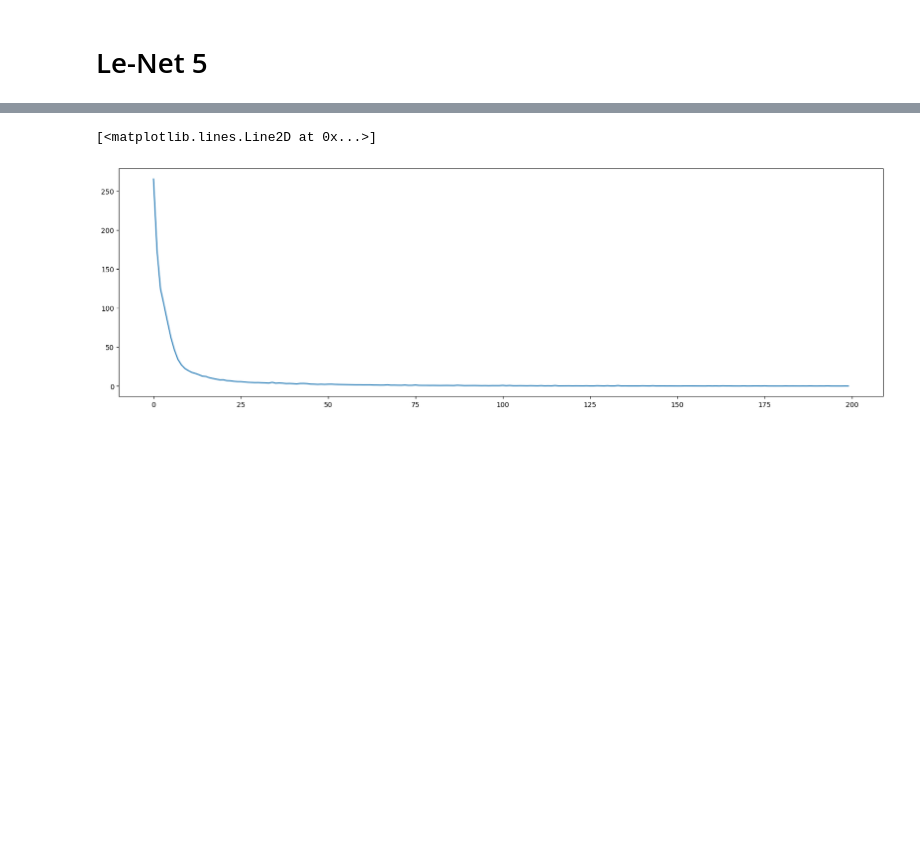
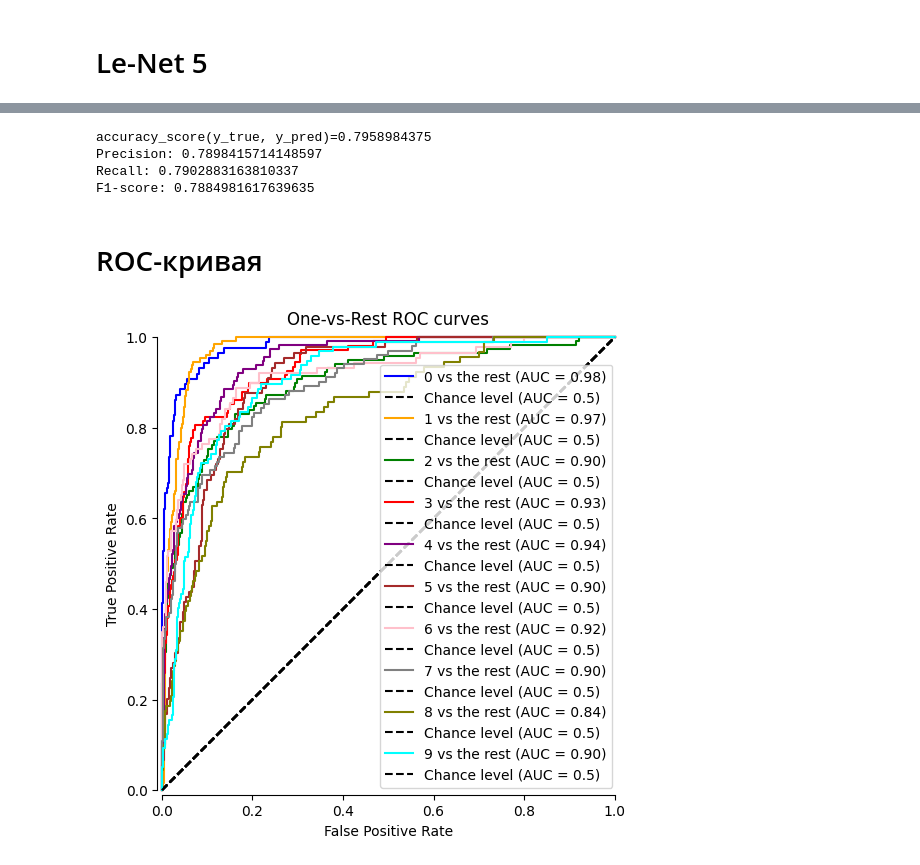
Before and after one commit to IlyaKasiutin/FOSII, a Jupyter notebook: lab2/3. CNN_relu.ipynb, the cells around one changed output, grey strips where cells are left out. Cells and saved outputs as stored; diff of their text form; code cells hidden in the pictures; blank space fills up the shorter version.

```diff
--- a/lab2/3. CNN_relu.ipynb
+++ b/lab2/3. CNN_relu.ipynb
@@ -193,11 +147,0 @@ sns.heatmap(confusion_matrix(y_train[:128], y_pred))
-# %%
-import numpy as np
-import matplotlib.pyplot as plt
-from sklearn.model_selection import train_test_split
-import pandas as pd
-import seaborn as sns
-from sklearn.ensemble import RandomForestClassifier
-from sklearn import preprocessing
-import math
-plt.rcParams["figure.figsize"] = (20,6)
-rng = np.random.default_rng(51)
@@ -295,5 +148,51 @@ Epoch 200/200 - loss: 0.0007 - val_loss: 0.0924 - val_accuracy: 1.0000
-# %%
-plt.plot(history["val_loss"])
-# %% [output]
-[<matplotlib.lines.Line2D at 0x...>]
-[figure, removed]
+# %%
+from sklearn.metrics import precision_recall_fscore_support, accuracy_score
+
+y_true = y_test[:1025]
+print(f"{accuracy_score(y_true, y_pred)=}")
+precision, recall, fscore, _ = precision_recall_fscore_support(y_true, y_pred)
+print(f"Precision: {precision.mean()}")
+print(f"Recall: {recall.mean()}")
+print(f"F1-score: {fscore.mean()}")
+# %% [output]
+accuracy_score(y_true, y_pred)=0.7958984375
+Precision: 0.7898415714148597
+Recall: 0.7902883163810337
+F1-score: 0.7884981617639635
+# %% [markdown]
+# ROC-кривая
+# %%
+from sklearn.metrics import RocCurveDisplay
+
+
+fig, ax = plt.subplots(figsize=(6, 6))
+
+colors = [
+    "blue",
+    "orange",
+    "green",
+    "red",
+    "purple",
+    "brown",
+    "pink",
+    "gray",
+    "olive",
+    "cyan",
+]
+for digit, color in zip(range(0, 10), colors):
+    RocCurveDisplay.from_predictions(
+        labels_test[:, digit],
+        predictions[:, digit],
+        name=f"{digit} vs the rest",
+        curve_kwargs=dict(color=color),
+        ax=ax,
+        plot_chance_level=True,
+        despine=True,
+)
+_ = ax.set(
+    xlabel="False Positive Rate",
+    ylabel="True Positive Rate",
+    title="One-vs-Rest ROC curves",
+)
+# %% [output]
+[figure, added]
```
Also changed, not shown: parts of 30 cells of this notebook, 1 other file.
